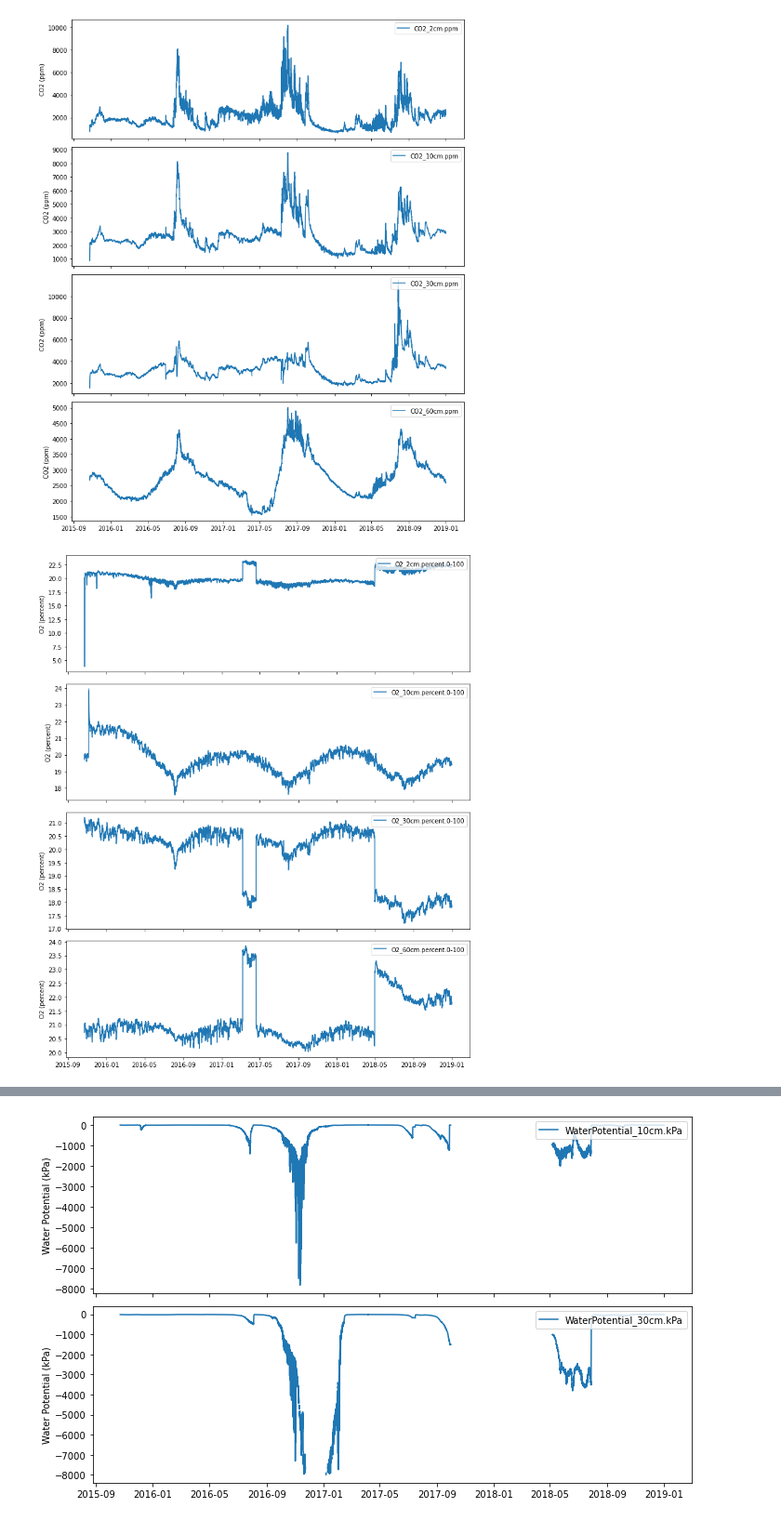
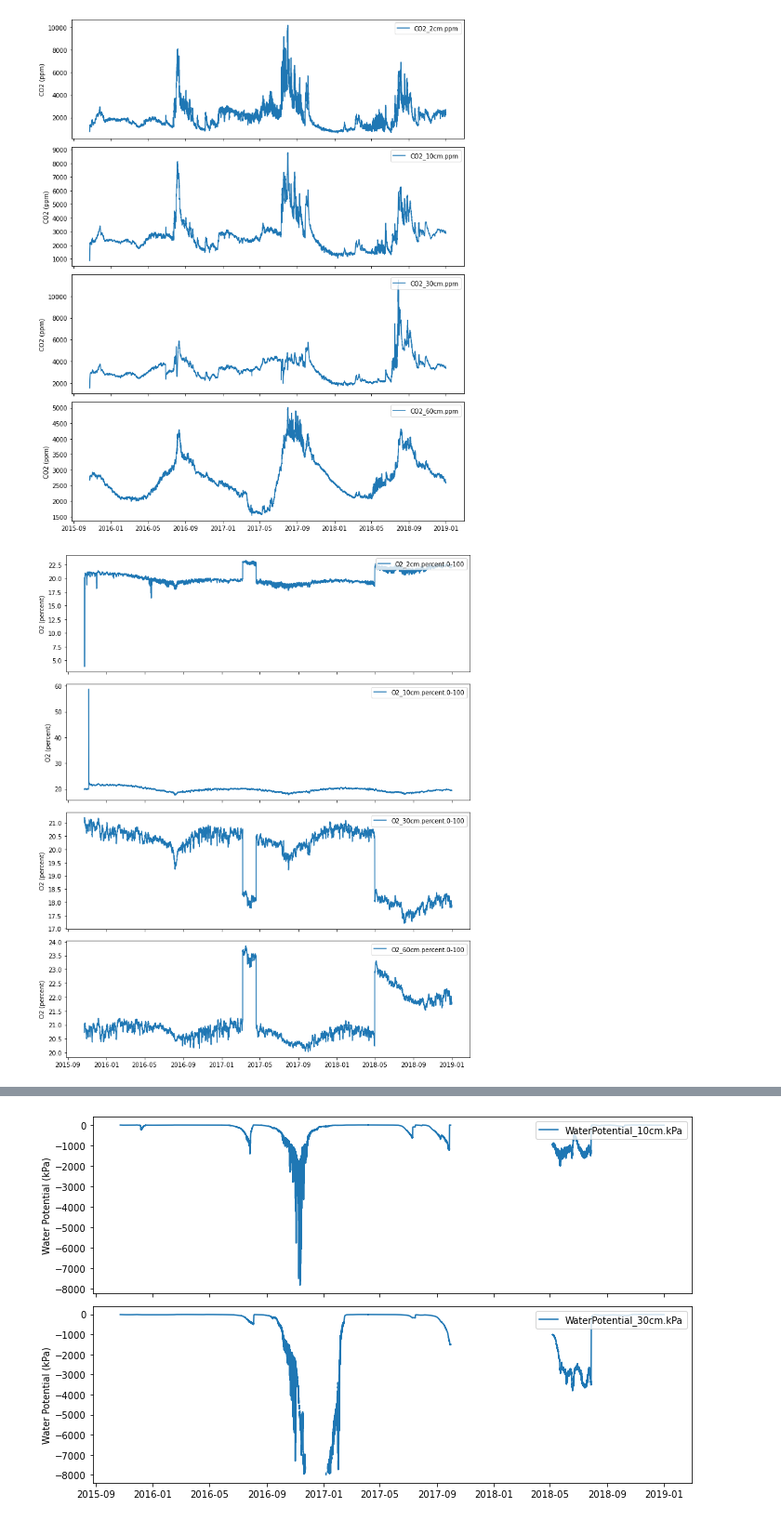
Before and after one commit to mberghouse/CO2-Data, a Jupyter notebook: python_processing/Catalina-Jemez_CZO/Green_Pit1.ipynb, the cells around one changed output, grey strips where cells are left out. Shown at 93% size. Drawn from its saved outputs; the diff is of its cells as text; code cells hidden in the pictures.

```diff
--- a/python_processing/Catalina-Jemez_CZO/Green_Pit1.ipynb
+++ b/python_processing/Catalina-Jemez_CZO/Green_Pit1.ipynb
@@ -114,10 +114,8 @@ plot_cols(co2_cols, ylabel='CO2 (ppm)');
 [figure]
 # %%
 # Plot O2 data
-# Weird O2 spikes
-df['O2_10cm.percent.0-100'].mask(df['O2_10cm.percent.0-100']>=24, inplace=True)
 
 o2_cols = [col for col in df.columns if col[:2] == 'O2']
 plot_cols(o2_cols, ylabel='O2 (percent)');
 # %% [output]
-[figure, old version]
+[figure, new version]
```
Also changed, not shown: parts of 8 cells of this notebook, 3 other files.
